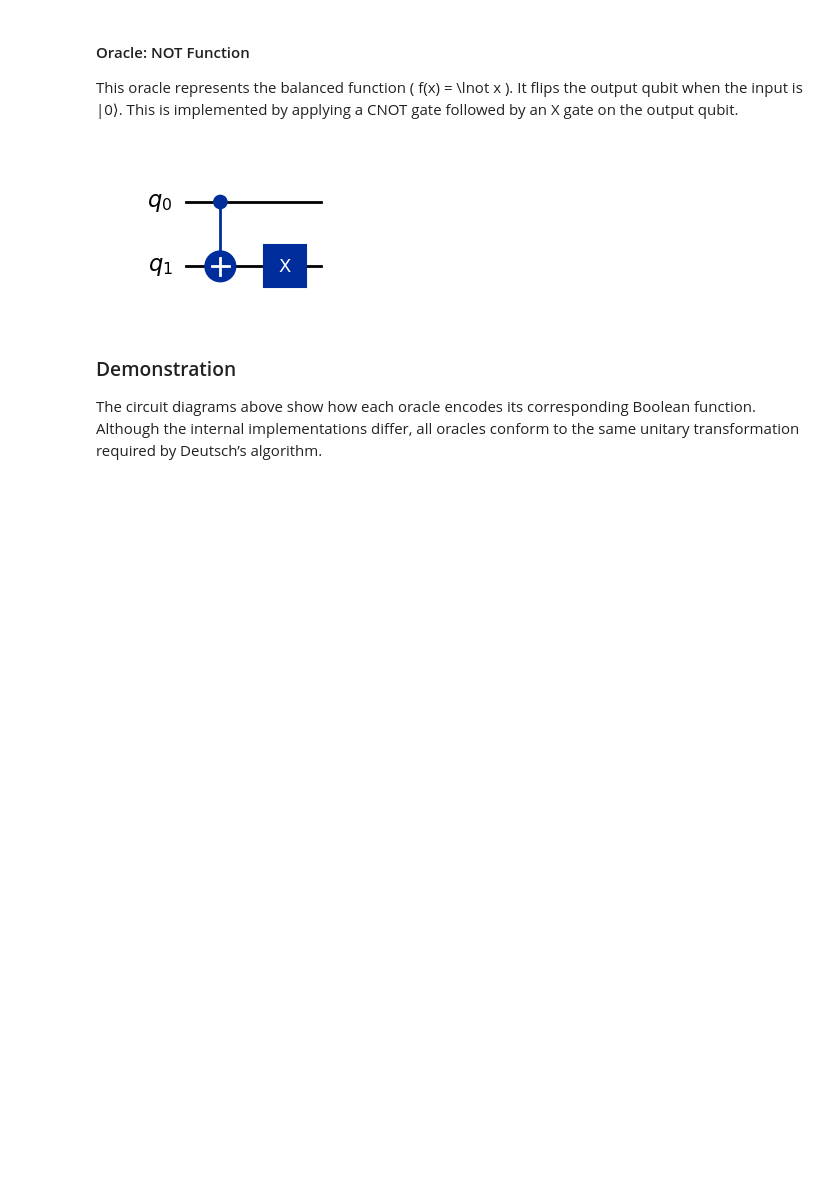
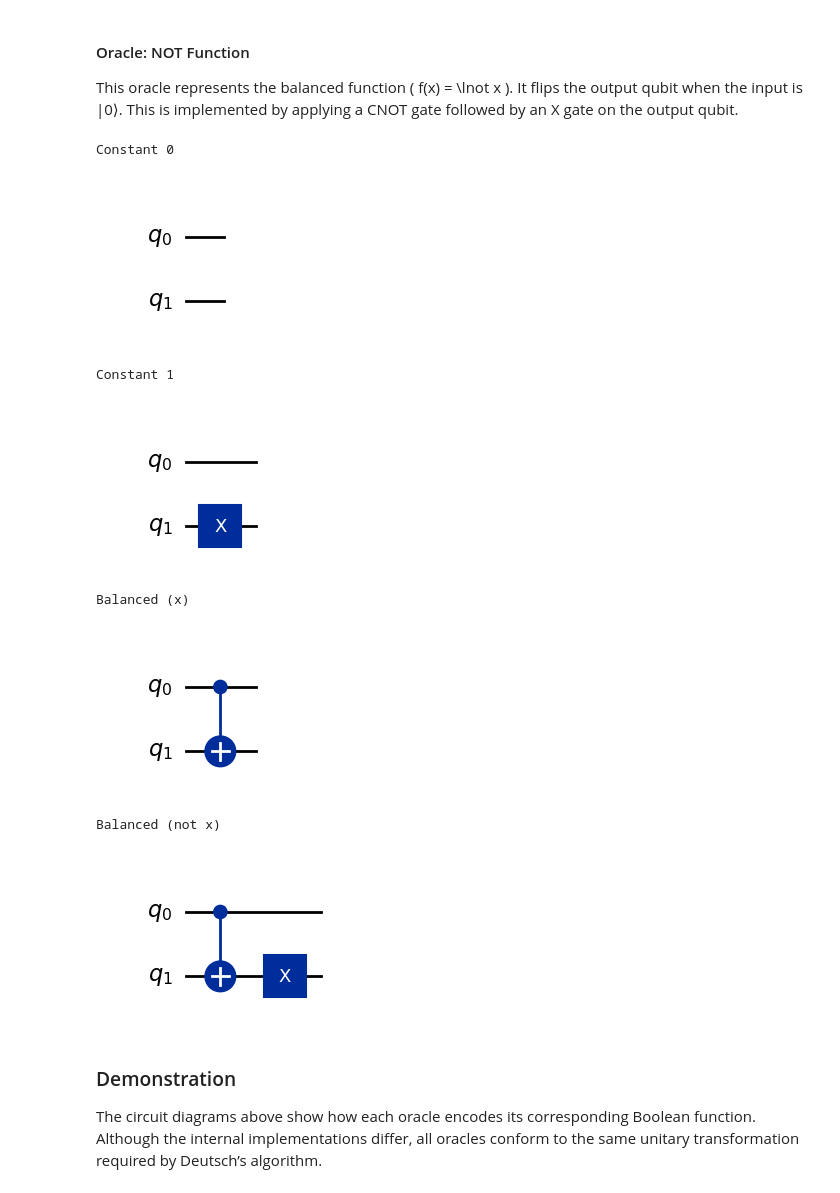
Before and after one commit to matthewlukyanov2/emerging_technology, a Jupyter notebook: problems.ipynb, the cells around one changed output. Drawn from its saved outputs; the diff is of its cells as text; code cells hidden in the pictures; blank space fills up the shorter version.

```diff
--- a/problems.ipynb
+++ b/problems.ipynb
@@ -277,13 +277,28 @@ def oracle_not():
 
 This oracle represents the balanced function \( f(x) = \lnot x \). It flips the output qubit when the input is |0⟩. This is implemented by applying a CNOT gate followed by an X gate on the output qubit.
 # %%
+from IPython.display import display
+
 # Visualise each oracle
-oracle_constant_zero().draw("mpl")
-oracle_constant_one().draw("mpl")
-oracle_identity().draw("mpl")
-oracle_not().draw("mpl")
+oracles = {
+    "Constant 0": oracle_constant_zero(),
+    "Constant 1": oracle_constant_one(),
+    "Balanced (x)": oracle_identity(),
+    "Balanced (not x)": oracle_not()
+}
+
+for name, oracle in oracles.items():
+    print(name)
+    display(oracle.draw("mpl"))
 # %% [output]
+Constant 0
-[figure, old version]
+[figure, new version]
+Constant 1
+[figure, added]
+Balanced (x)
+[figure, added]
+Balanced (not x)
+[figure, added]
 # %% [markdown]
 ### Demonstration
 
```
Also changed, not shown: 1 other file.
